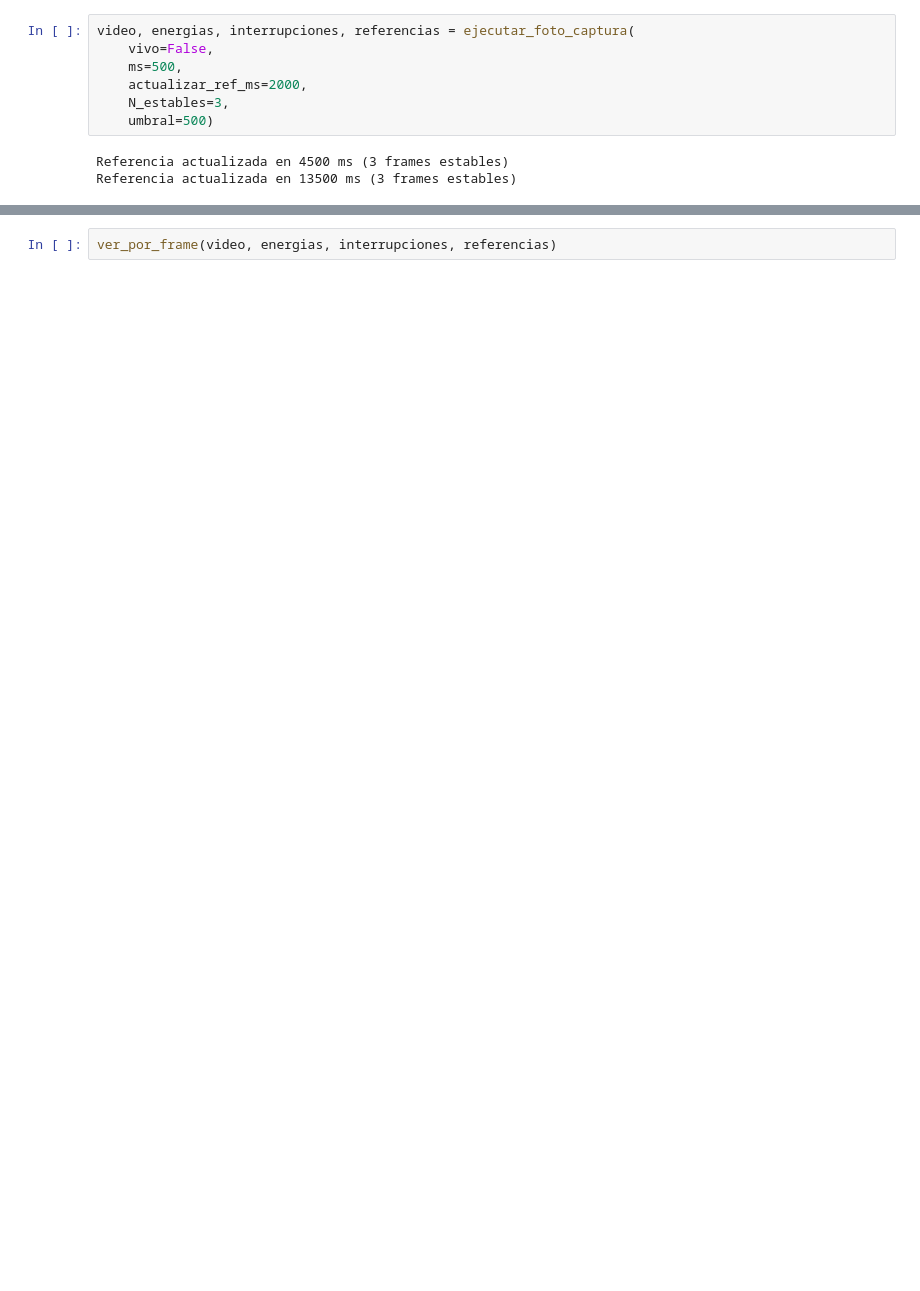
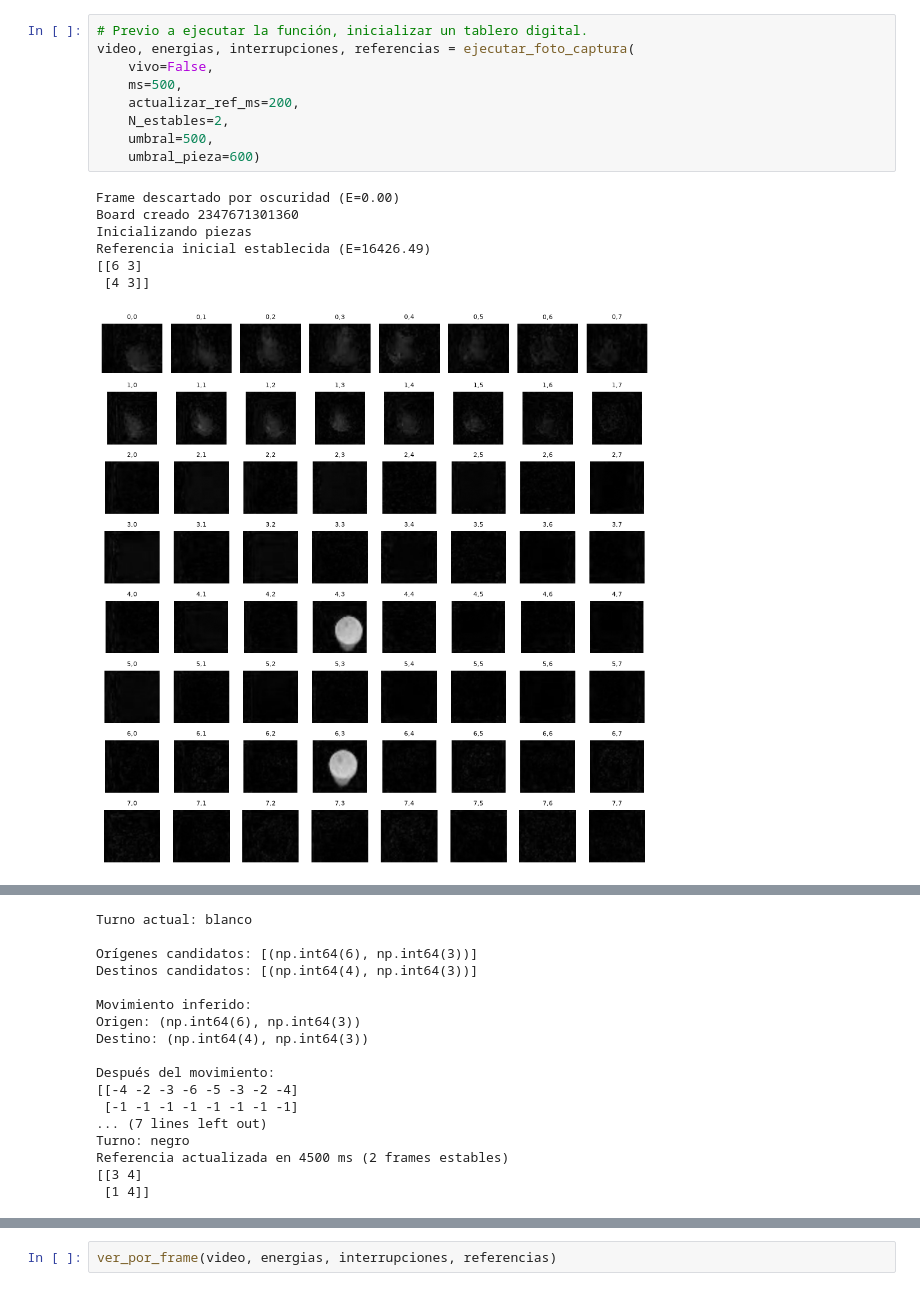
Before and after one commit to gggelme/chess_dataset_maker, a Jupyter notebook: src/parser/notebooks/prueba_video.ipynb, the cells around one changed output, grey strips where cells are left out. Cells and saved outputs as stored; diff of their text form; blank space fills up the shorter version.

Commit message:
Board.mover(), ParserTable.aplicar_warp(), armar ROIs del tablero en cada estado estable y ejecutar movimientos sobre el tablero virtual cuando se detectan

```diff
--- a/src/parser/notebooks/prueba_video.ipynb
+++ b/src/parser/notebooks/prueba_video.ipynb
@@ -184,12 +508,19 @@ def ejecutar_foto_captura(vivo=True, url='../../../data/raw/Prueba1.mp4', ms=500
 
     return video, energias, interrupciones, referencias
 # %%
+# Previo a ejecutar la función, inicializar un tablero digital.
 video, energias, interrupciones, referencias = ejecutar_foto_captura(
     vivo=False,
     ms=500,
-    actualizar_ref_ms=2000,
-    N_estables=3,
-    umbral=500)
+    actualizar_ref_ms=200,
+    N_estables=2,
+    umbral=500,
+    umbral_pieza=600)
 # %% [output]
-Referencia actualizada en 4500 ms (3 frames estables)
-Referencia actualizada en 13500 ms (3 frames estables)
+Frame descartado por oscuridad (E=0.00)
+Board creado 2347671301360
+Inicializando piezas
+Referencia inicial establecida (E=16426.49)
+[[6 3]
+ [4 3]]
+[figure, added]
@@ -195,0 +528,17 @@ Referencia actualizada en 13500 ms (3 frames estables)
+Turno actual: blanco
+
+Orígenes candidatos: [(np.int64(6), np.int64(3))]
+Destinos candidatos: [(np.int64(4), np.int64(3))]
+
+Movimiento inferido:
+Origen: (np.int64(6), np.int64(3))
+Destino: (np.int64(4), np.int64(3))
+
+Después del movimiento:
+[[-4 -2 -3 -6 -5 -3 -2 -4]
+ [-1 -1 -1 -1 -1 -1 -1 -1]
+... (7 lines left out)
+Turno: negro
+Referencia actualizada en 4500 ms (2 frames estables)
+[[3 4]
+ [1 4]]
```
Also changed, not shown: parts of 6 cells of this notebook, 2 other files.
